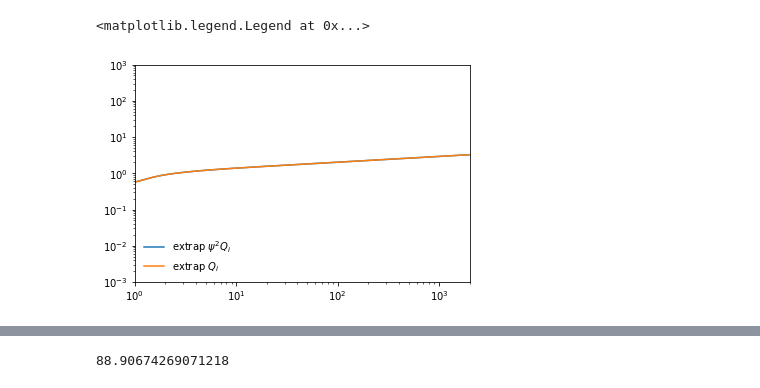
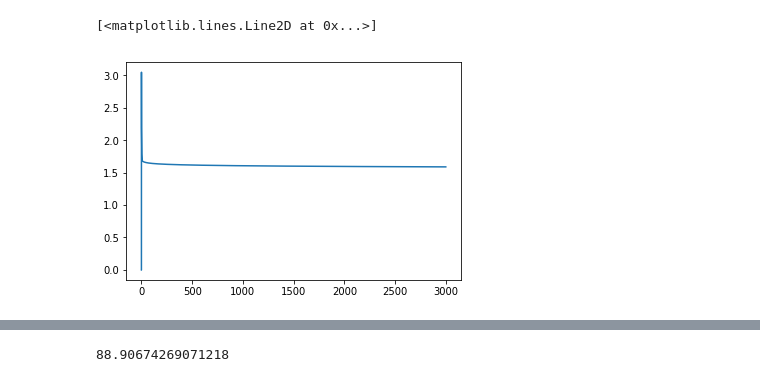
Before and after one commit to nomahen/twisted_disk_1d, a Jupyter notebook: notebooks/visualize_coefficients.ipynb, the cells around one changed output, grey strips where cells are left out. Cells and saved outputs as stored; diff of their text form; code cells hidden in the pictures.

```diff
--- a/notebooks/visualize_coefficients.ipynb
+++ b/notebooks/visualize_coefficients.ipynb
@@ -24,19 +24,24 @@ def load_Q(path,dim="1d"):
         return np.array(parsed)
     else:
         print "Error! dim has to equal \"1d\" or \"2d\"!"
-
 if 0: # smax 10
+    Q1_path = "../tables_mpi/Q1_1d_a0.2_p0.0_g1.0_np30_ng10000_sm10.0_b0.1.txt"
+    Q2_path = "../tables_mpi/Q2_1d_a0.2_p0.0_g1.0_np30_ng10000_sm10.0_b0.1.txt"
+    Q3_path = "../tables_mpi/Q3_1d_a0.2_p0.0_g1.0_np30_ng10000_sm10.0_b0.1.txt"
+    smax = 10.
+    s_arr = np.logspace(0,np.log10(smax+1),30)# - 1
+if 1: # smax 10
     Q1_path = "../tables/Q1_1d_a0.2_p0.0_g1.0_np30_ng10000.txt"
     Q2_path = "../tables/Q2_1d_a0.2_p0.0_g1.0_np30_ng10000.txt"
     Q3_path = "../tables/Q3_1d_a0.2_p0.0_g1.0_np30_ng10000.txt"
     smax = 10.
-    s_arr = np.logspace(0,np.log10(smax+1),30) - 1
-if 1: # smax 88.90674269071218
+    s_arr = np.logspace(0,np.log10(smax+1),30)# - 1
+if 0: # smax 88.90674269071218
     Q1_path = "../tables_mpi/Q1_1d_a0.2_p0.0_g1.0_np120_ng1000000_sm100.0_trunc3.txt"
     Q2_path = "../tables_mpi/Q2_1d_a0.2_p0.0_g1.0_np120_ng1000000_sm100.0_trunc3.txt"
     Q3_path = "../tables_mpi/Q3_1d_a0.2_p0.0_g1.0_np120_ng1000000_sm100.0_trunc3.txt"
     smax = 88.90674269071218
-    s_arr = np.logspace(0,np.log10(smax+1),117) - 1
+    s_arr = np.logspace(0,np.log10(smax+1),117)# - 1
 
 Q1_parsed = load_Q(Q1_path)
 Q2_parsed = load_Q(Q2_path)
@@ -47,14 +52,8 @@ Q2_func = interp1d(np.log10(s_arr),np.log10(Q2_parsed + 1e-30),fill_value='extra
 Q3_func = interp1d(np.log10(s_arr),np.log10(Q3_parsed + 1e-30),fill_value='extrapolate')
 # %%
 ssQ2_func = interp1d(np.log10(s_arr),np.log10(s_arr*s_arr*Q2_parsed+1e-30),fill_value='extrapolate')
-s_arr_extrap = np.logspace(0,np.log10(3001.),1000) - 1
-plt.plot(s_arr_extrap,10.0**ssQ2_func(np.log10(s_arr_extrap)),label=r'extrap $\psi^2Q_i$')
-plt.plot(s_arr_extrap,s_arr_extrap*s_arr_extrap*10.0**Q2_func(np.log10(s_arr_extrap)),label=r'extrap $Q_i$')
-plt.yscale('log')
-plt.xscale('log')
-plt.xlim(1,2000)
-plt.ylim(1e-3,1e3)
-plt.legend(loc='lower left',frameon=False)
+s_arr_extrap = np.logspace(0,np.log10(3000),1000)
+plt.plot(s_arr_extrap-1,10.0**ssQ2_func(np.log10(s_arr_extrap)))
 # %% [output]
-<matplotlib.legend.Legend at 0x...>
+[<matplotlib.lines.Line2D at 0x...>]
-[figure, old version]
+[figure, new version]
```
Also changed, not shown: parts of 5 cells of this notebook, 9 other files.
